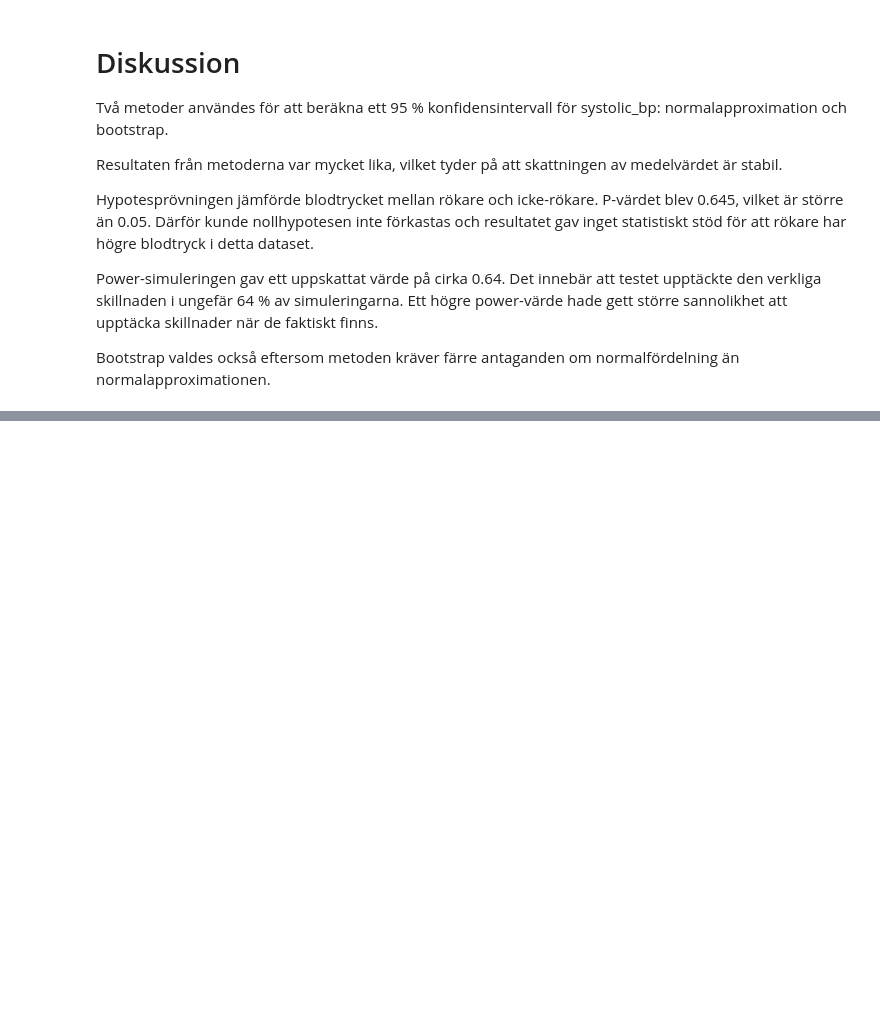
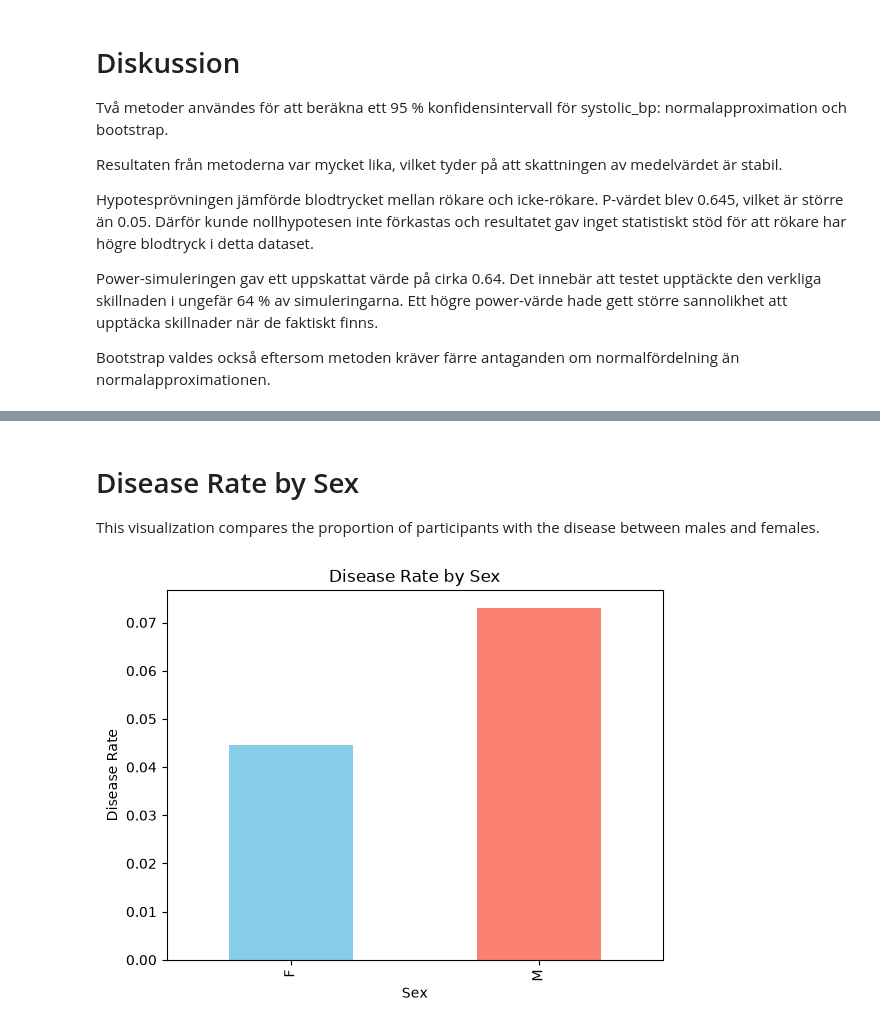
Before and after one commit to onakotsolari1-del/H-lsostudie, a Jupyter notebook: halsostudie.ipynb, the cells around one changed output, grey strips where cells are left out. Cells and saved outputs as stored; diff of their text form; code cells hidden in the pictures; blank space fills up the shorter version.

```diff
--- a/halsostudie.ipynb
+++ b/halsostudie.ipynb
@@ -344,0 +424,7 @@ Bootstrap valdes också eftersom metoden kräver färre antaganden om normalför
+# %% [markdown]
+# Disease Rate by Sex
+This visualization compares the proportion of participants with the disease between males and females.
+# %%
+analyzer.plot_disease_by_sex()
+# %% [output]
+[figure, added]
```
Also changed, not shown: parts of 14 cells of this notebook, 1 other file.
